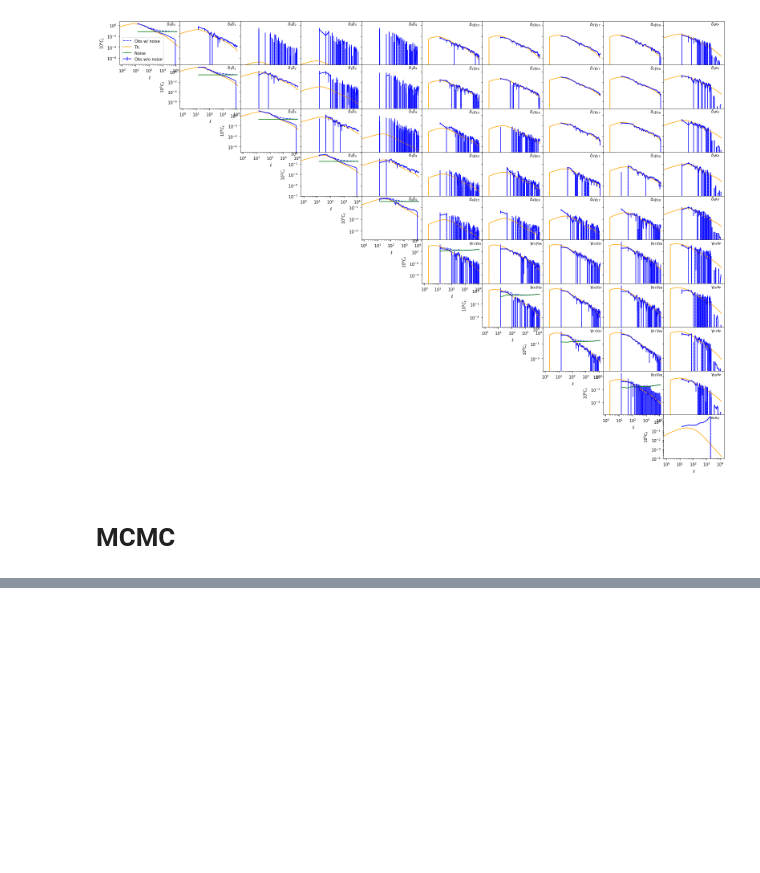
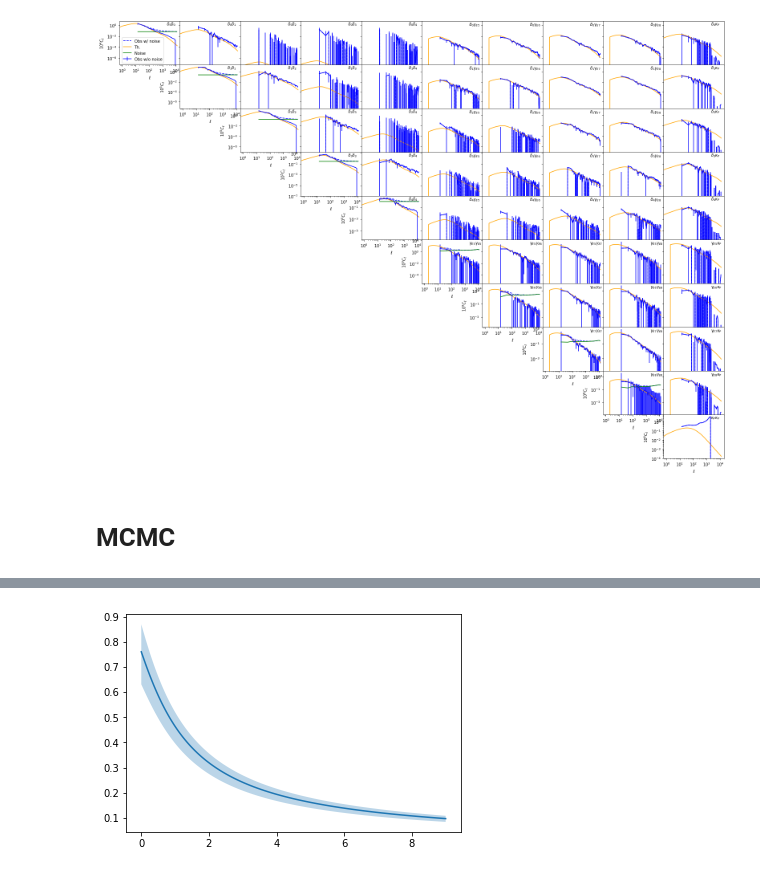
Before and after one commit to damonge/S8z, a Jupyter notebook: notebooks/Plots.ipynb, the cells around one changed output, grey strips where cells are left out. Saved outputs shown, nothing was run; the diff lists cells and outputs as text; code cells hidden in the pictures; blank space fills up the shorter version.

```diff
--- a/notebooks/Plots.ipynb
+++ b/notebooks/Plots.ipynb
@@ -398,0 +382,81 @@ g.finish_plot()
+# %%
+def S8(mcmc, cosmo, a, origin='mean'):
+    means = mcmc.getMeans()
+    stats = mcmc.density1D
+    if origin == 'mean':
+        sigma8 = means[-3] # ccl.sigma8(cosmo)
+    elif origin == 'down':
+        sigma8 = stats['sigma_8'].getLimits([0.68])[0]
+    elif origin == 'up':
+        sigma8 = stats['sigma_8'].getLimits([0.68])[1]
+    elif origin == 'CCL':
+        sigma8 = ccl.sigma8(cosmo)
+    Dz = ccl.background.growth_factor(cosmo, a)
+    sigma8z = Dz * sigma8
+    Om = ccl.background.omega_x(cosmo, 1, 'matter')
+
+    return sigma8z * (Om / 0.3)**(0.5)
+
+def z_from_a(a):
+    return 1./a - 1
+# %%
+means = des.getMeans()
+des.getLatex()  # Seems to be necessary to get all variables in density1D
+stats = des.density1D
+
+# Initialize the cosmology class
+des_cosmo = ccl.Cosmology(h=means[4], Omega_c=means[1], Omega_b=means[0],
+                        A_s=1e-9*means[2], n_s=means[3],
+                        w0=-1, wa=0,
+                        transfer_function='boltzmann_class')
+des_cosmo_dn = ccl.Cosmology(h=stats['h'].getLimits([0.68])[0],
+                             Omega_c=stats['Omega_c'].getLimits([0.68])[0],
+                             Omega_b=stats['Omega_b'].getLimits([0.68])[0],
+                             A_s=1e-9*stats['A_s'].getLimits([0.68])[0],
+                             n_s=stats['n_s'].getLimits([0.68])[0],
+                             w0=-1, wa=0,
+                             transfer_function='boltzmann_class')
+des_cosmo_up = ccl.Cosmology(h=stats['h'].getLimits([0.68])[1],
+                             Omega_c=stats['Omega_c'].getLimits([0.68])[1],
+                             Omega_b=stats['Omega_b'].getLimits([0.68])[1],
+                             A_s=1e-9*stats['A_s'].getLimits([0.68])[1],
+                             n_s=stats['n_s'].getLimits([0.68])[1],
+                             w0=-1, wa=0,
+                             transfer_function='boltzmann_class')
+
+# Compute everything
+ccl.sigma8(des_cosmo)
+ccl.sigma8(des_cosmo_dn)
+ccl.sigma8(des_cosmo_up)
+
+# Compute S8
+
+a = np.logspace(0, -1, 100)
+S8des = S8(des, des_cosmo, a, 'mean')
+S8des_up = S8(des, des_cosmo_up, a, 'up')
+S8des_dn = S8(des, des_cosmo_dn, a, 'down')
+
+# Plot it with 1sigma CL
+Z = z_from_a(a)
+f, ax = plt.subplots(1,1, sharex=True, gridspec_kw={'hspace':0})
+ax.fill_between(Z, S8des_up, S8des_dn, alpha=0.3)
+ax.plot(Z, S8des)
+plt.show()
+
+# Show differences between CCL and GD
+#a = np.logspace(0, -1, 10)
+#S8des = S8(des, des_cosmo, a, 'mean')
+#S8des2 = S8(des, des_cosmo, a, 'CCL')
+
+#Z = z_from_a(a)
+#f, axs = plt.subplots(2,1, sharex=True, gridspec_kw={'hspace':0})
+#axs[0].plot(Z, S8des2, label='CCL')
+#axs[0].plot(Z, S8des, label='GD')
+#axs[1].plot(Z, S8des2/S8des - 1)
+#axs[1].set_xlabel(r'$z$')
+#axs[0].set_ylabel(r'$S_8$ ')
+#axs[1].set_ylabel(r'$S_8$ CCL / $S_8$ GD')
+#axs[0].legend(loc=0)
+#plt.show()
+# %% [output]
+[figure, added]
```
Also changed, not shown: parts of 20 cells of this notebook, 1 other file.
